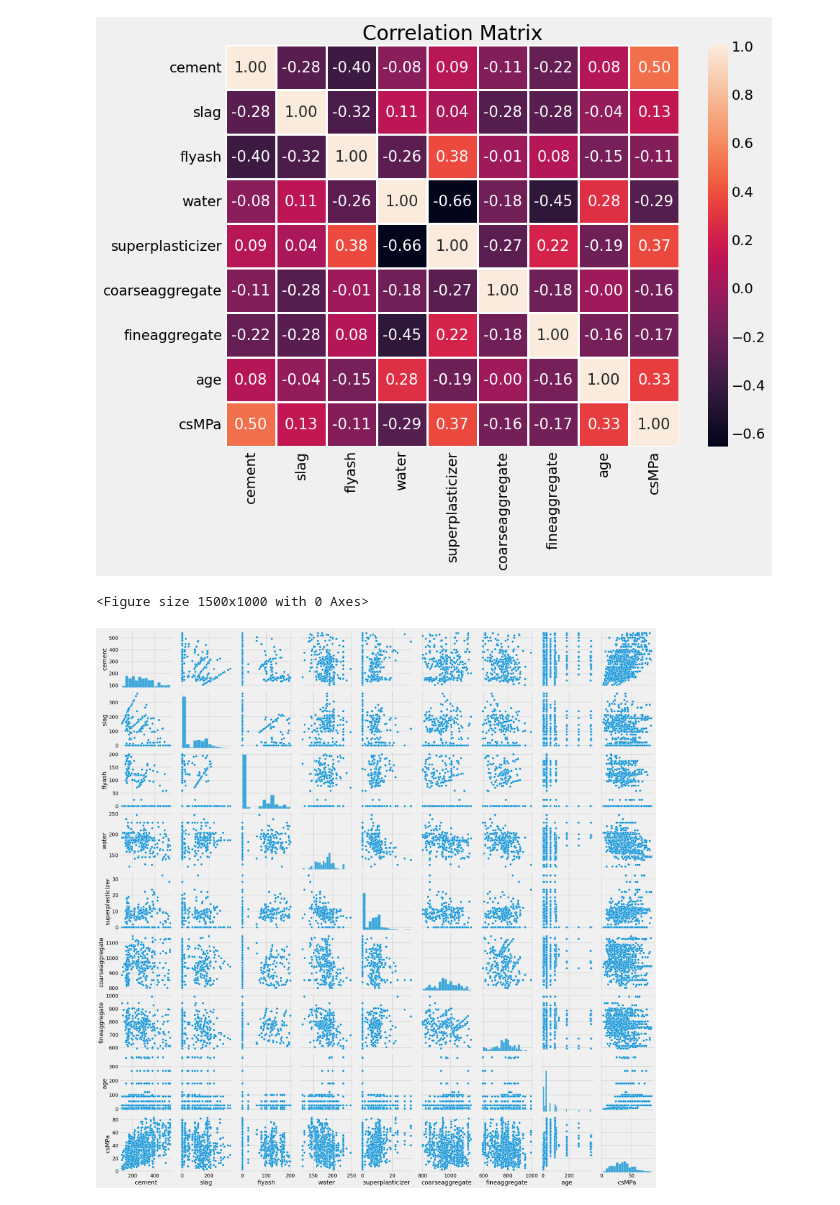
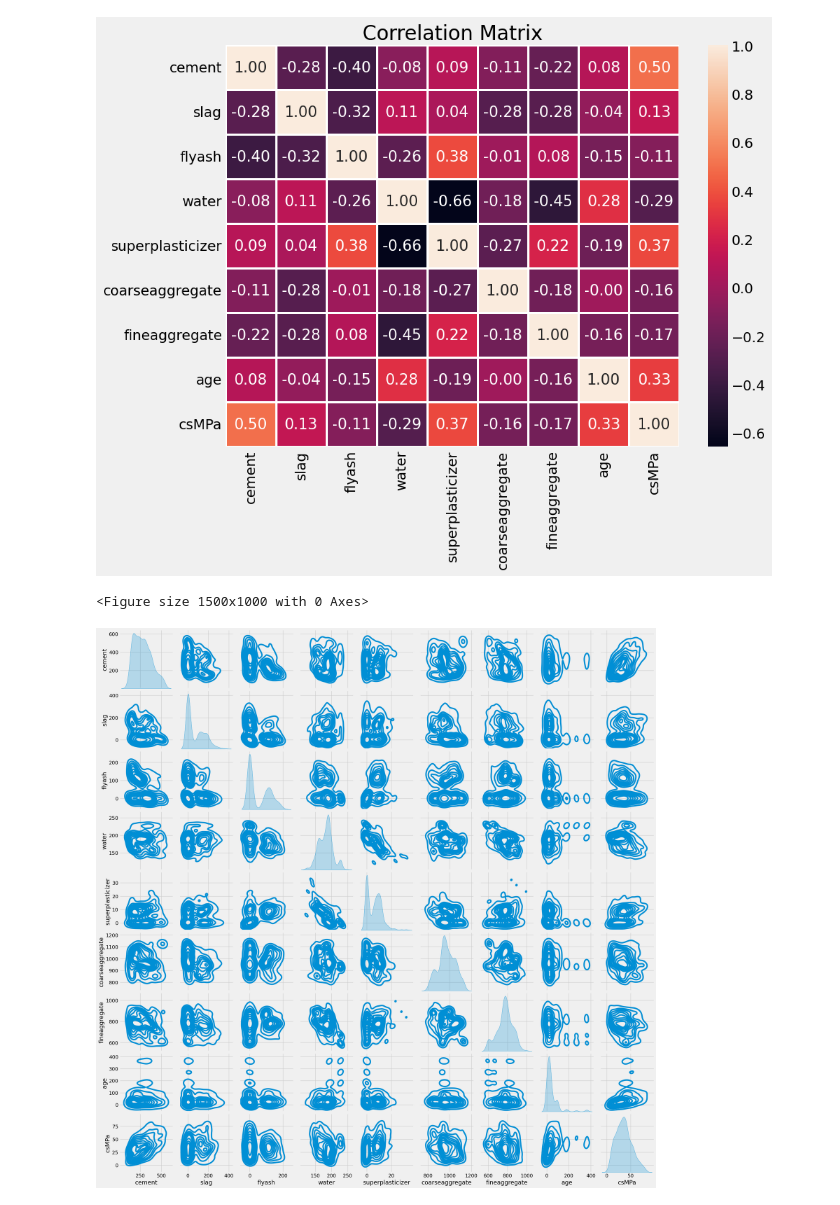
Before and after one commit to chandanc5525/MachineLearning, a Jupyter notebook: RegressionModels/CementCompressive_Strength.ipynb, the cells around one changed output. Saved outputs shown, nothing was run; the diff lists cells and outputs as text; code cells hidden in the pictures.

```diff
--- a/RegressionModels/CementCompressive_Strength.ipynb
+++ b/RegressionModels/CementCompressive_Strength.ipynb
@@ -112,8 +112,8 @@ corr(data)
 [figure]
 # %%
 plt.figure(figsize = (15,10))
-sns.pairplot(data)
+sns.pairplot(data,kind = 'kde')
 plt.show()
 # %% [output]
 <Figure size 1500x1000 with 0 Axes>
-[figure, old version]
+[figure, new version]
```
Also changed, not shown: parts of 2 cells of this notebook.
